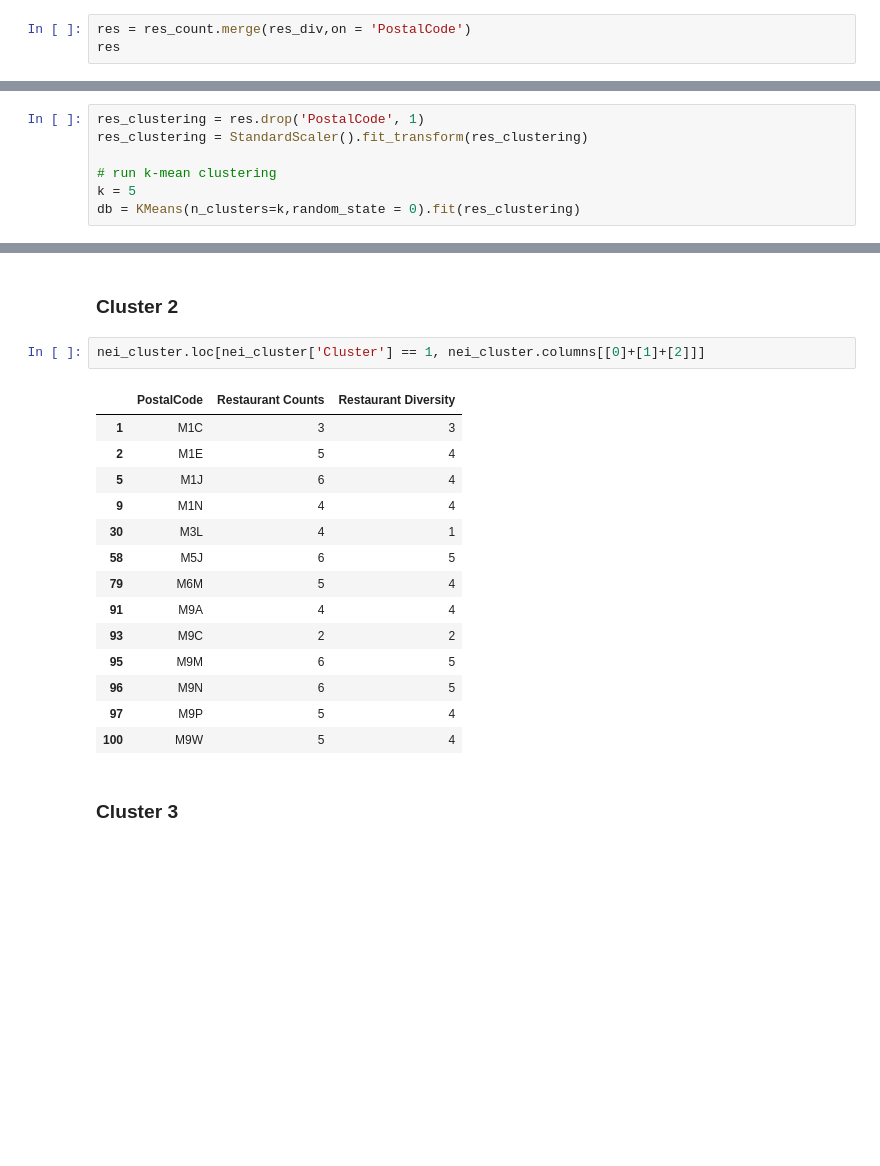
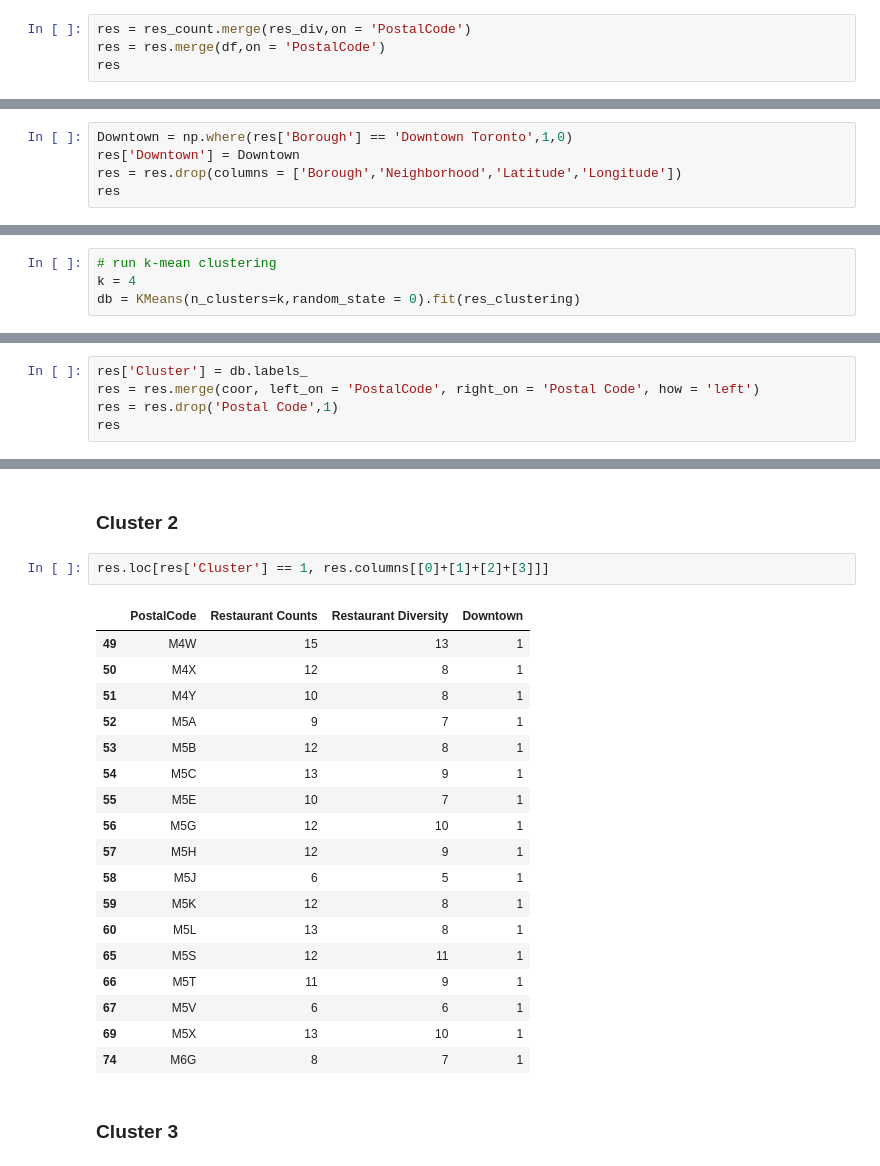
Before and after one commit to YikunLiu0801/Clustering-Location-Selection-for-a-New-Restaurant, a Jupyter notebook: Capstone Project.ipynb, the cells around one changed output, grey strips where cells are left out. Saved outputs shown, nothing was run; the diff lists cells and outputs as text; blank space fills up the shorter version.

```diff
--- a/Capstone Project.ipynb
+++ b/Capstone Project.ipynb
@@ -205,5 +207,6 @@ res_div
 101 rows × 2 columns
 # %%
 res = res_count.merge(res_div,on = 'PostalCode')
+res = res.merge(df,on = 'PostalCode')
 res
 # %% [output]
@@ -222,0 +228,5 @@ res
+# %%
+Downtown = np.where(res['Borough'] == 'Downtown Toronto',1,0)
+res['Downtown'] = Downtown
+res = res.drop(columns = ['Borough','Neighborhood','Latitude','Longitude'])
+res
@@ -225,7 +287,4 @@ res
 # %%
-res_clustering = res.drop('PostalCode', 1)
-res_clustering = StandardScaler().fit_transform(res_clustering)
-
 # run k-mean clustering
-k = 5
+k = 4
 db = KMeans(n_clusters=k,random_state = 0).fit(res_clustering)
@@ -249,0 +291,5 @@ nei_cluster
+# %%
+res['Cluster'] = db.labels_
+res = res.merge(coor, left_on = 'PostalCode', right_on = 'Postal Code', how = 'left')
+res = res.drop('Postal Code',1)
+res
@@ -303,22 +363,26 @@ nei_cluster.loc[nei_cluster['Cluster'] == 0, nei_cluster.columns[[0]+[1]+[2]]]
 # %% [markdown]
 ### Cluster 2
 # %%
-nei_cluster.loc[nei_cluster['Cluster'] == 1, nei_cluster.columns[[0]+[1]+[2]]]
+res.loc[res['Cluster'] == 1, res.columns[[0]+[1]+[2]+[3]]]
 # %% [output]
-|  | PostalCode | Restaurant Counts | Restaurant Diversity |
-| 1 | M1C | 3 | 3 |
-| 2 | M1E | 5 | 4 |
-| 5 | M1J | 6 | 4 |
-| 9 | M1N | 4 | 4 |
-| 30 | M3L | 4 | 1 |
-| 58 | M5J | 6 | 5 |
-| 79 | M6M | 5 | 4 |
-| 91 | M9A | 4 | 4 |
-| 93 | M9C | 2 | 2 |
-| 95 | M9M | 6 | 5 |
-| 96 | M9N | 6 | 5 |
-| 97 | M9P | 5 | 4 |
-| 100 | M9W | 5 | 4 |
+|  | PostalCode | Restaurant Counts | Restaurant Diversity | Downtown |
+| 49 | M4W | 15 | 13 | 1 |
+| 50 | M4X | 12 | 8 | 1 |
+| 51 | M4Y | 10 | 8 | 1 |
+| 52 | M5A | 9 | 7 | 1 |
+| 53 | M5B | 12 | 8 | 1 |
+| 54 | M5C | 13 | 9 | 1 |
+| 55 | M5E | 10 | 7 | 1 |
+| 56 | M5G | 12 | 10 | 1 |
+| 57 | M5H | 12 | 9 | 1 |
+| 58 | M5J | 6 | 5 | 1 |
+| 59 | M5K | 12 | 8 | 1 |
+| 60 | M5L | 13 | 8 | 1 |
+| 65 | M5S | 12 | 11 | 1 |
+| 66 | M5T | 11 | 9 | 1 |
+| 67 | M5V | 6 | 6 | 1 |
+| 69 | M5X | 13 | 10 | 1 |
+| 74 | M6G | 8 | 7 | 1 |
 # %% [markdown]
 ### Cluster 3
 # %%
```
Also changed, not shown: parts of 28 cells of this notebook.
